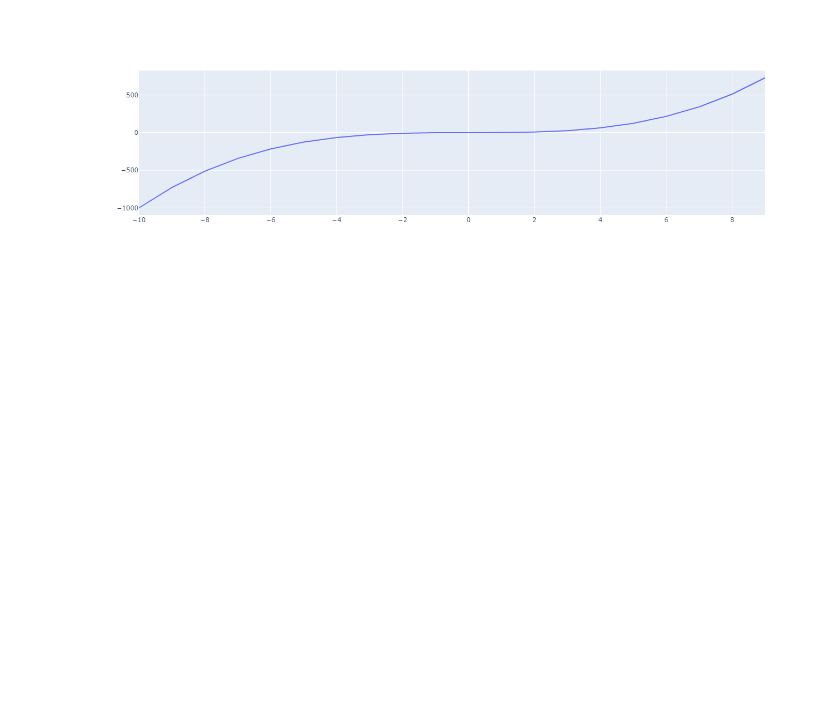
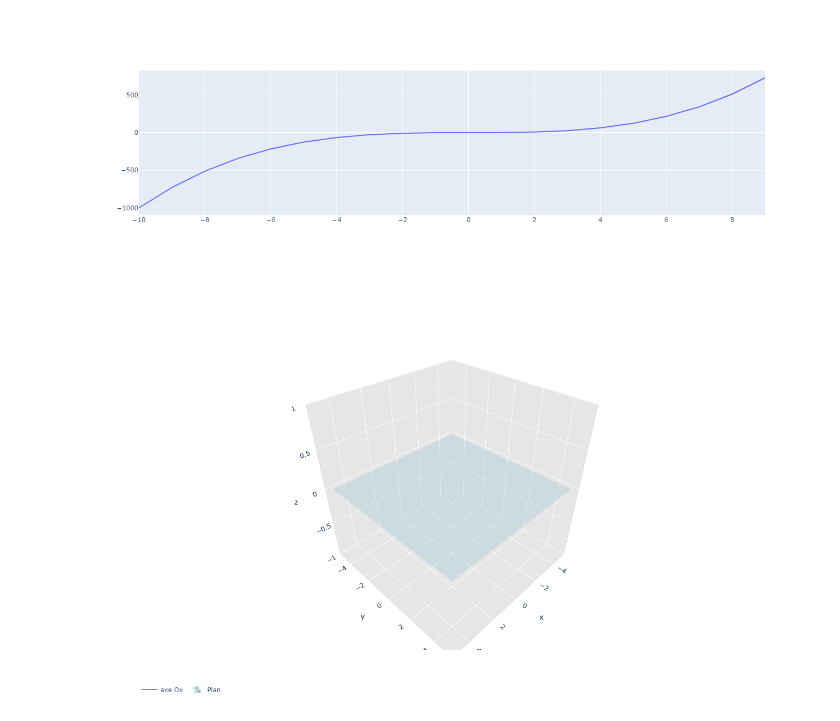
Before and after one commit to FlorianCassayre/jupyter_notebooks_AL, a Jupyter notebook: Chapitre 3 - Espace vectoriel/3.1. Définition d'un espace vectoriel.ipynb, the cells around one changed output. Saved outputs shown, nothing was run; the diff lists cells and outputs as text; code cells hidden in the pictures; blank space fills up the shorter version.

```diff
--- a/Chapitre 3 - Espace vectoriel/3.1. Définition d'un espace vectoriel.ipynb
+++ b/Chapitre 3 - Espace vectoriel/3.1. Définition d'un espace vectoriel.ipynb
@@ -92,3 +117,53 @@ fig = go.Figure(data=go.Scatter(x=x, y=fonction))
 fig.show()
 # %% [output]
 [figure]
+# %%
+xL=-5
+xR=5
+p=100
+
+
+s = np.linspace(xL, xR, p)
+t = np.linspace(xL, xR, p)
+tGrid, sGrid = np.meshgrid(s, t)
+data = []
+
+x = sGrid
+y = tGrid
+surface = go.Surface(x=x, y=y, z=0*y,
+    showscale=False, showlegend=True, colorscale='teal', opacity=.5, name='Plan')
+
+axeX=go.Scatter3d(x=x, y=x,z=0*x, mode='lines',
+line=dict(width=1, color='black'), name='axe Ox')
+
+data.append(axeX)
+
+data.append(surface)
+layout = go.Layout(legend=dict(orientation="h"),
+    autosize=True,
+    width=800,
+    height=800,
+    scene=go.layout.Scene(
+        xaxis=dict(
+            gridcolor='rgb(255, 255, 255)',
+            zerolinecolor='rgb(255, 255, 255)',
+            showbackground=True,
+            backgroundcolor='rgb(230, 230,230)'
+        ),
+        yaxis=dict(
+            gridcolor='rgb(255, 255, 255)',
+            zerolinecolor='rgb(255, 255, 255)',
+            showbackground=True,
+            backgroundcolor='rgb(230, 230,230)'
+         ),
+        zaxis=dict(
+            gridcolor='rgb(255, 255, 255)',
+            zerolinecolor='rgb(255, 255, 255)',
+            showbackground=True,
+            backgroundcolor='rgb(230, 230,230)'
+        )
+    ))
+fig = go.Figure(data=data, layout=layout)
+plotly.offline.iplot(fig)
+# %% [output]
+[figure, added]
```
Also changed, not shown: parts of 3 cells of this notebook.
